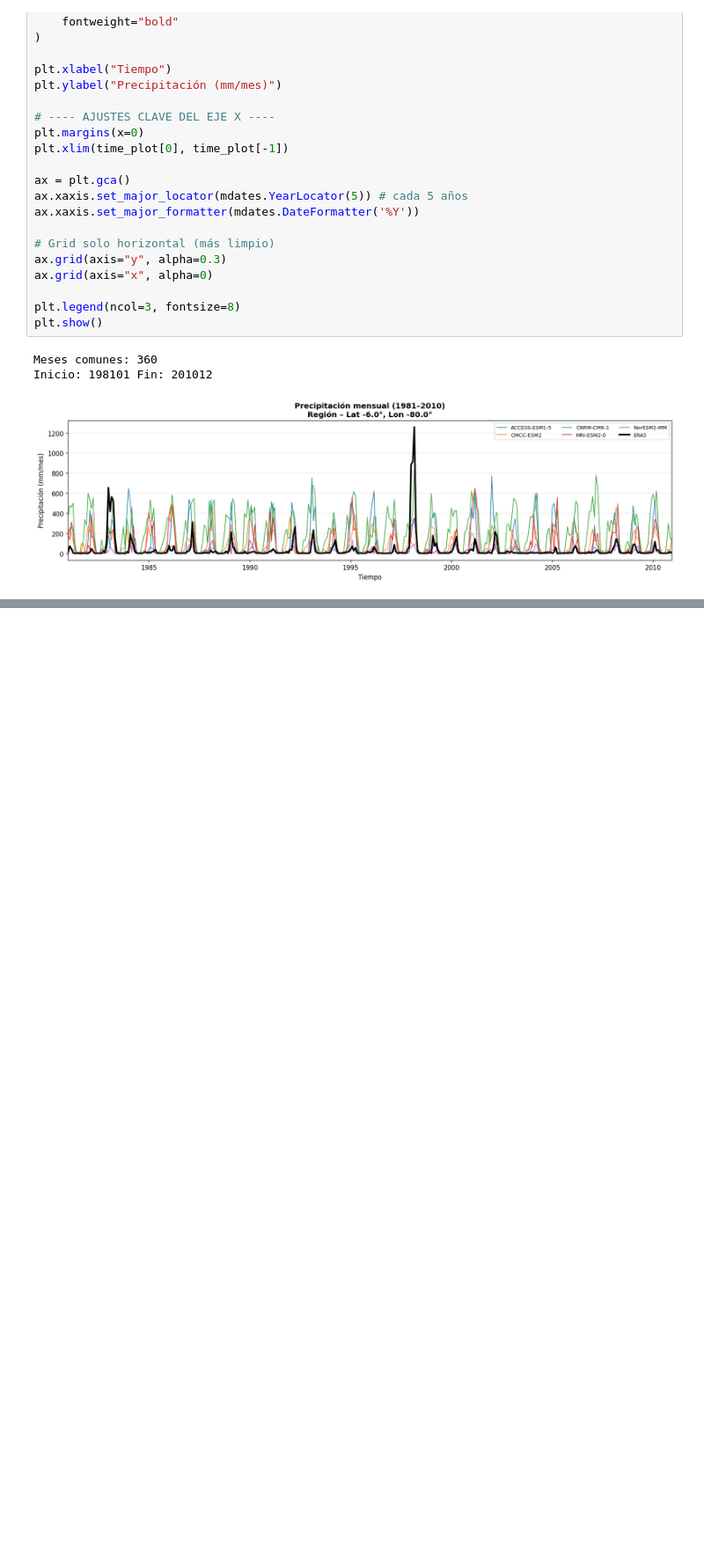
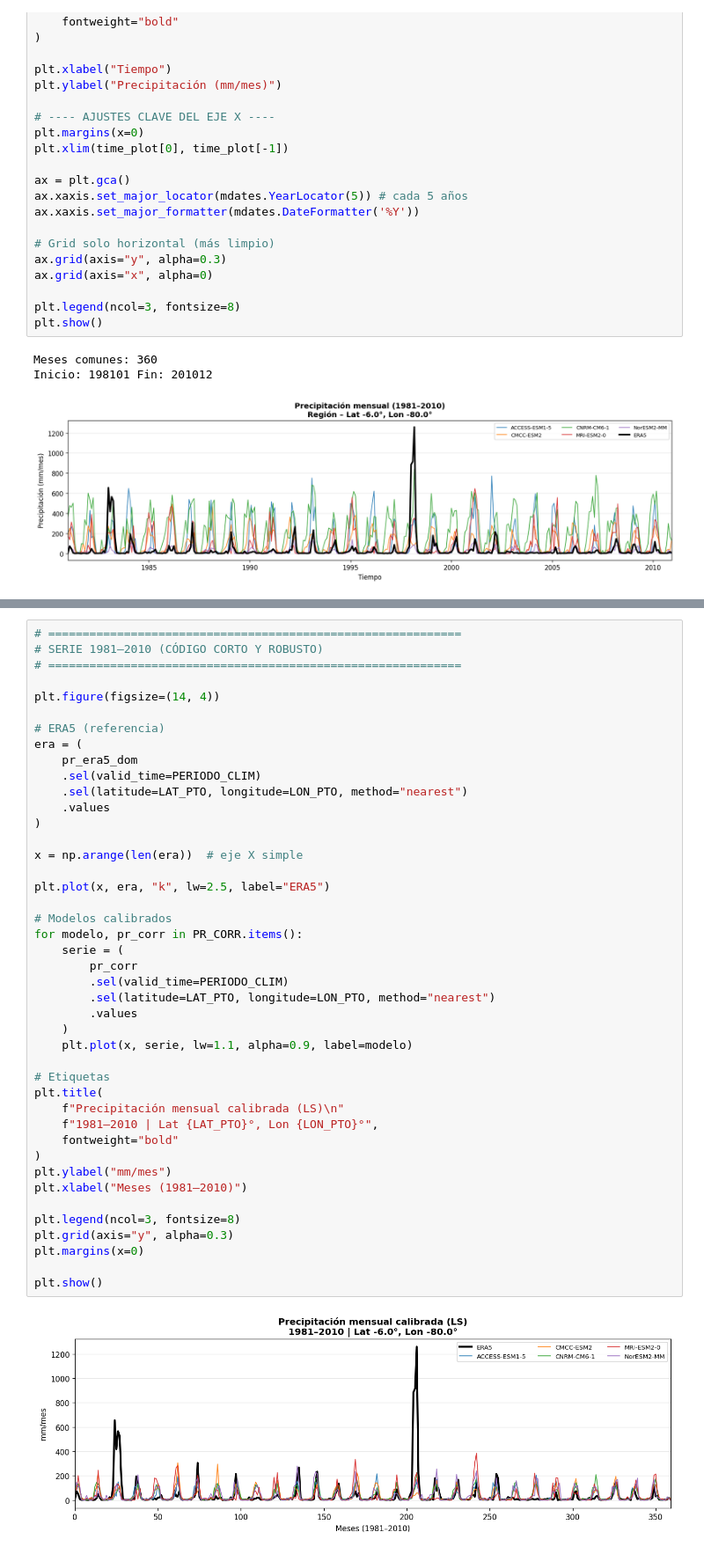
Before and after one commit to Jorgellamocca/Cambio-Clim-tico, a Jupyter notebook: cmip6_modelos_obs_2.ipynb, the cells around one changed output, grey strips where cells are left out. Shown at 88% size. Saved outputs shown, nothing was run; the diff lists cells and outputs as text; blank space fills up the shorter version.

```diff
--- a/cmip6_modelos_obs_2.ipynb
+++ b/cmip6_modelos_obs_2.ipynb
@@ -423,0 +700,45 @@ Inicio: 198101 Fin: 201012
+# %%
+# ============================================================
+# SERIE 1981–2010 (CÓDIGO CORTO Y ROBUSTO)
+# ============================================================
+
+plt.figure(figsize=(14, 4))
+
+# ERA5 (referencia)
+era = (
+    pr_era5_dom
+    .sel(valid_time=PERIODO_CLIM)
+    .sel(latitude=LAT_PTO, longitude=LON_PTO, method="nearest")
+    .values
+)
+
+x = np.arange(len(era))  # eje X simple
+
+plt.plot(x, era, "k", lw=2.5, label="ERA5")
+
+# Modelos calibrados
+for modelo, pr_corr in PR_CORR.items():
+    serie = (
+        pr_corr
+        .sel(valid_time=PERIODO_CLIM)
+        .sel(latitude=LAT_PTO, longitude=LON_PTO, method="nearest")
+        .values
+    )
+    plt.plot(x, serie, lw=1.1, alpha=0.9, label=modelo)
+
+# Etiquetas
+plt.title(
+    f"Precipitación mensual calibrada (LS)\n"
+    f"1981–2010 | Lat {LAT_PTO}°, Lon {LON_PTO}°",
+    fontweight="bold"
+)
+plt.ylabel("mm/mes")
+plt.xlabel("Meses (1981–2010)")
+
+plt.legend(ncol=3, fontsize=8)
+plt.grid(axis="y", alpha=0.3)
+plt.margins(x=0)
+
+plt.show()
+# %% [output]
+[figure, added]
```
Also changed, not shown: parts of 6 cells of this notebook.
